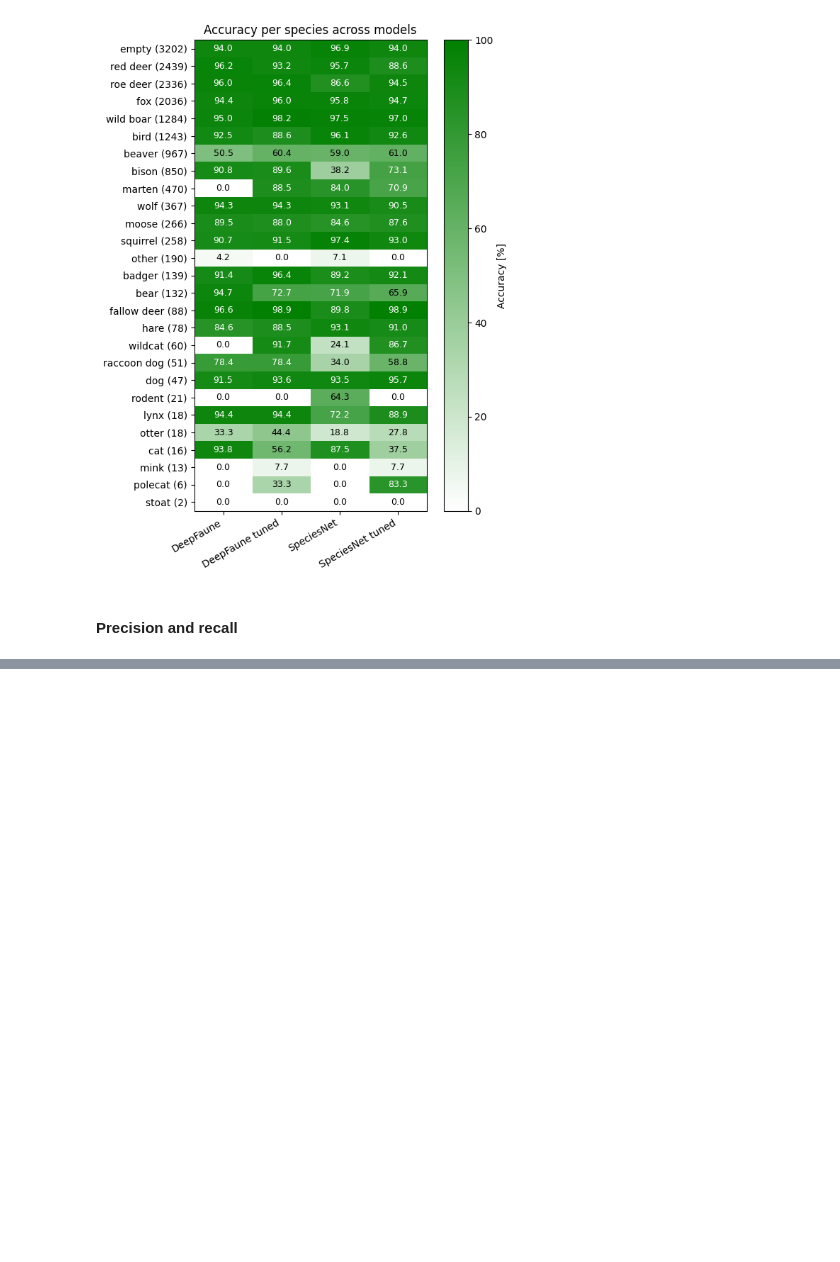
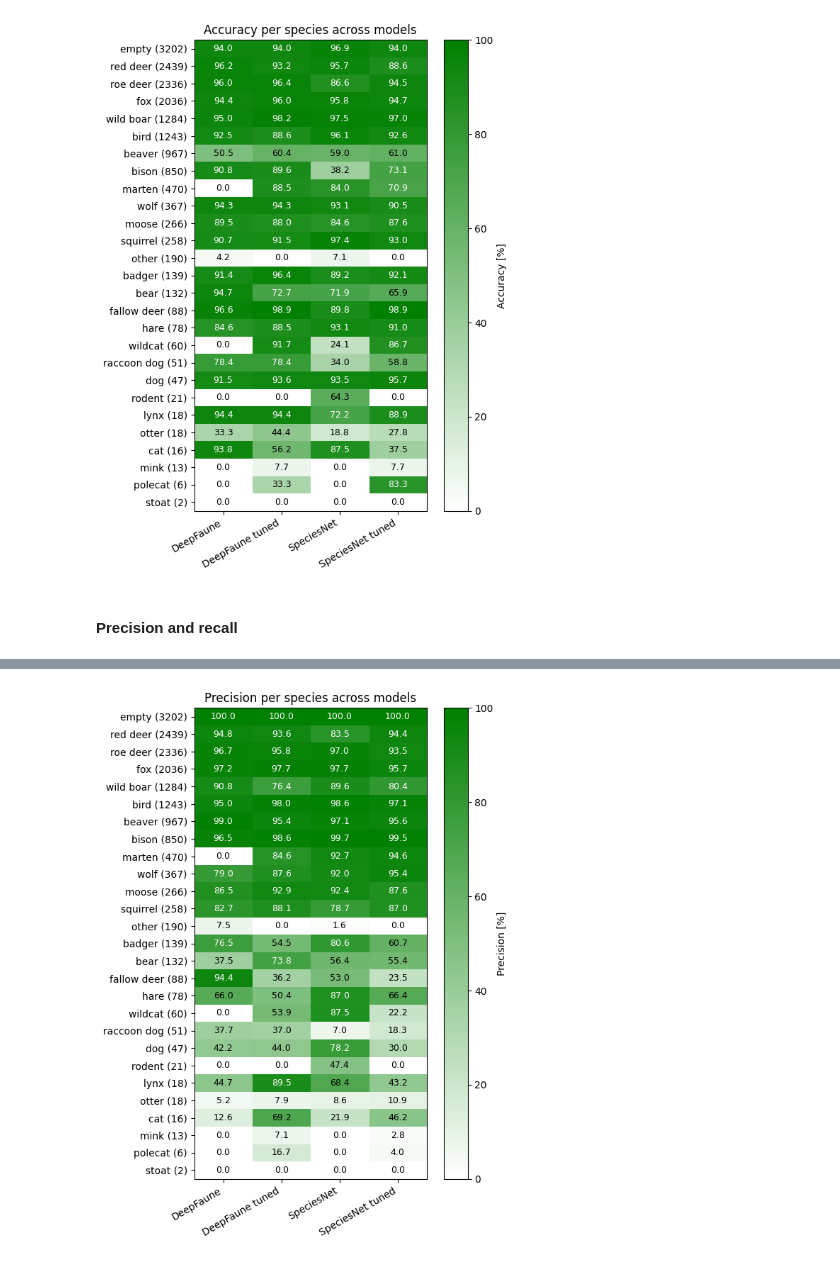
Before and after one commit to PLKplkPLK/mgr, a Jupyter notebook: 4_statistics_plots.ipynb, the cells around one changed output, grey strips where cells are left out. Drawn from its saved outputs; the diff is of its cells as text; code cells hidden in the pictures; blank space fills up the shorter version.

Commit message:
Precision and recall

```diff
--- a/4_statistics_plots.ipynb
+++ b/4_statistics_plots.ipynb
@@ -23,7 +21,7 @@ if not 'speciesnet' in MODEL_NAME and not 'deepfaune' in MODEL_NAME:
 Calculate statistics
 # %%
 results = pd.read_csv(path, index_col=0)
-if results.iloc[0][0].split('/')[1] != '..':
+if results.iloc[0,0].split('/')[1] != '..':
     results.image = '../' + results.image
 if unify_results is not None:
     results = unify_results(results)
@@ -237,0 +211,33 @@ metrics_per_species
+# %%
+# Plot Precision per species across models
+matrix_p = np.zeros((len(animals), len(dfs)))
+
+for col, prec_series in enumerate(precisions):
+    for species, value in prec_series.items():
+        if species in animals:
+            matrix_p[animals.index(species), col] = value
+
+# Create colormap from white to light green
+cmap = LinearSegmentedColormap.from_list("white_to_green", ["white", "green"])
+
+plt.figure(figsize=(6, 8))
+plt.imshow(matrix_p, cmap=cmap, vmin=0, vmax=100, aspect=0.3)
+plt.colorbar(label="Precision [%]")
+
+plt.xticks(range(len(dfs)), ['DeepFaune', 'DeepFaune tuned', 'SpeciesNet', 'SpeciesNet tuned'],
+           rotation=30, ha='right')
+plt.yticks(range(len(animals)), animals_and_counts)
+
+# Add values
+for i in range(len(animals)):
+    for j in range(len(dfs)):
+        value = matrix_p[i, j]
+        plt.text(j, i, f"{value:.1f}", ha='center', va='center',
+                 color="black" if value < 70 else "white", fontsize=9)
+
+plt.title("Precision per species across models")
+plt.tight_layout()
+plt.savefig('results/combined_precisions.png', dpi=250)
+plt.show()
+# %% [output]
+[figure, added]
```
Also changed, not shown: parts of 6 cells of this notebook, 5 other files.
